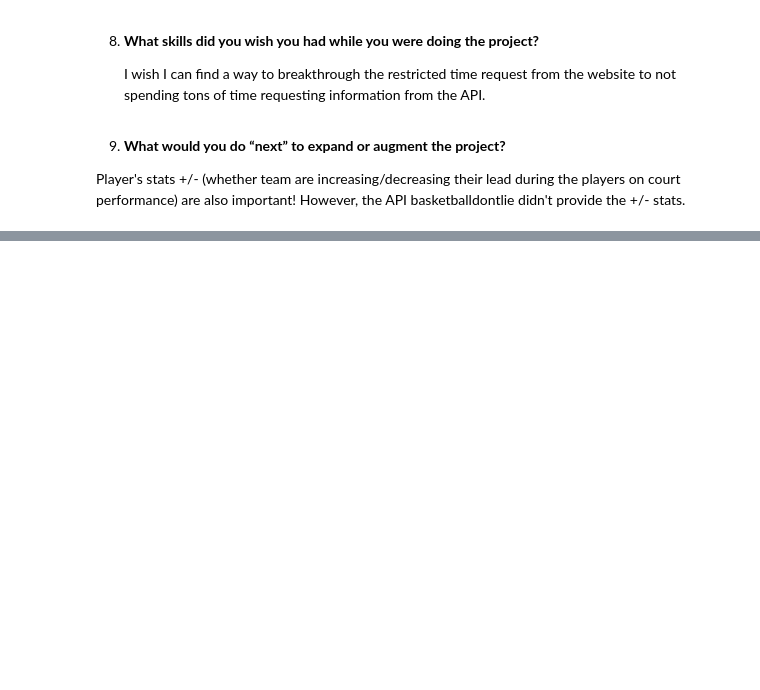
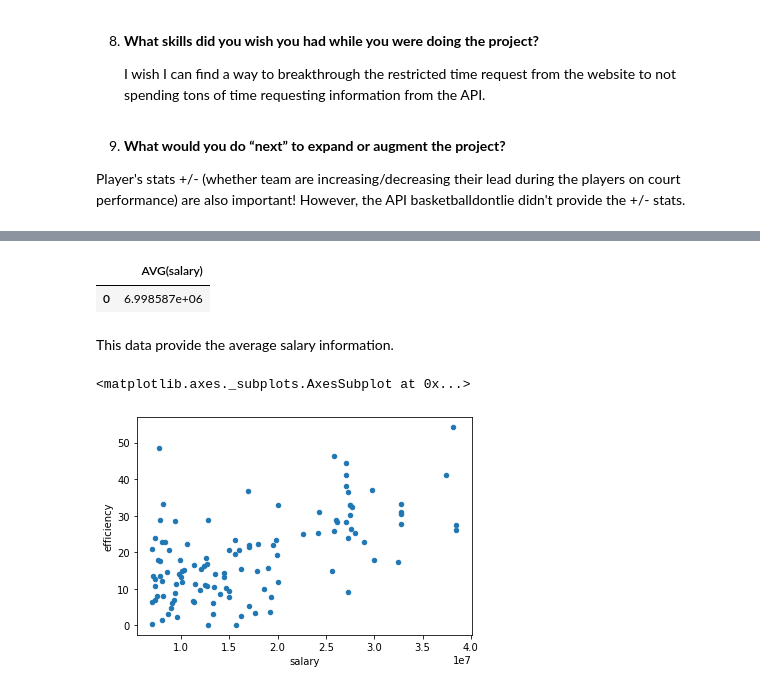
Before and after one commit to my9143434/NBA_salary_static, a Jupyter notebook: yiting_lin.ipynb, the cells around one changed output, grey strips where cells are left out. Cells and saved outputs as stored; diff of their text form; code cells hidden in the pictures; blank space fills up the shorter version.

```diff
--- a/yiting_lin.ipynb
+++ b/yiting_lin.ipynb
@@ -51,0 +95,15 @@ Player's stats +/- (whether team are increasing/decreasing their lead during the
+# %%
+df = pd.read_sql_query("SELECT AVG(salary) FROM Players", db_control)
+df.head(1)
+# %% [output]
+|  | AVG(salary) |
+| 0 | 6.998587e+06 |
+# %% [markdown]
+This data provide the average salary information.
+# %%
+df = pd.read_sql_query("SELECT p.salary, p.efficiency FROM Players as p WHERE games_played >19 AND salary > (6.998587e+06)", db_control)
+salary_efficiency = df.plot(kind='scatter', x='salary', y='efficiency')
+salary_efficiency
+# %% [output]
+<matplotlib.axes._subplots.AxesSubplot at 0x...>
+[figure, added]
```
Also changed, not shown: parts of 31 cells of this notebook, 2 other files.
